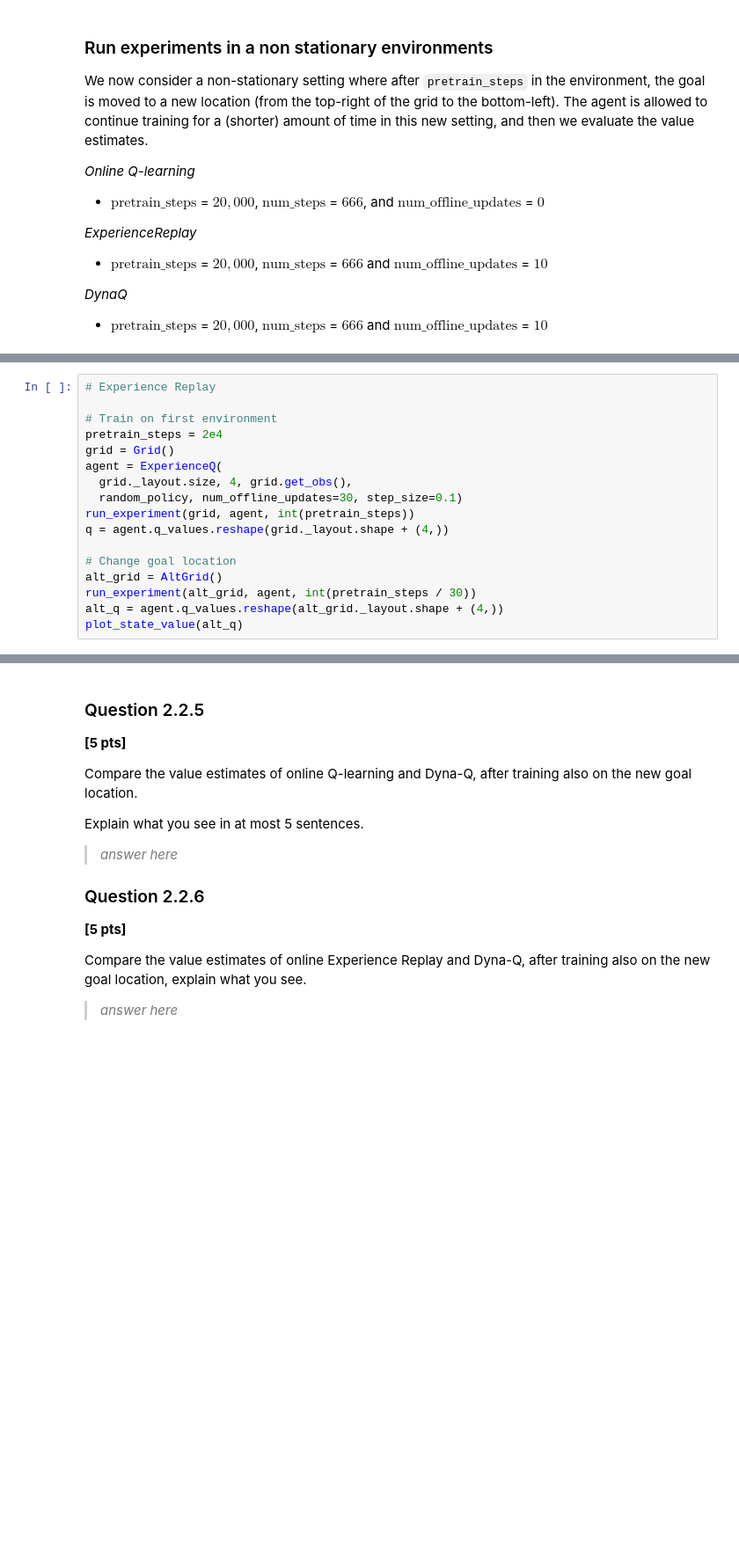
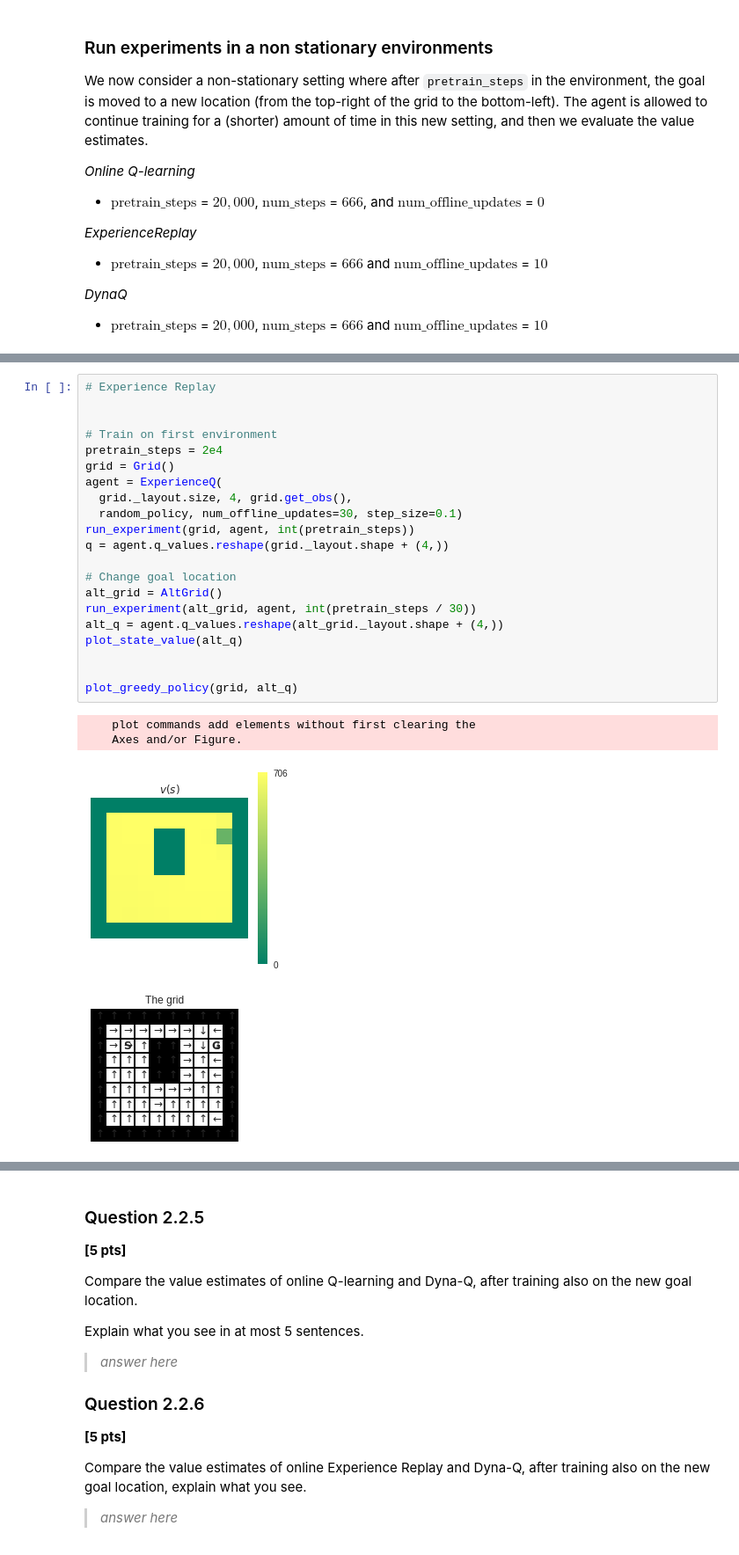
Before and after one commit to bouracha/reinforcement_learning, a Jupyter notebook: 18071890_RL_hw3.ipynb, the cells around one changed output, grey strips where cells are left out. Shown at 88% size. Drawn from its saved outputs; the diff is of its cells as text; blank space fills up the shorter version.

```diff
--- a/18071890_RL_hw3.ipynb
+++ b/18071890_RL_hw3.ipynb
@@ -1047,20 +1064,29 @@ plot_state_value(alt_q)
 # %%
 # Experience Replay
+
 
 # Train on first environment
 pretrain_steps = 2e4
 grid = Grid()
 agent = ExperienceQ(
   grid._layout.size, 4, grid.get_obs(),
   random_policy, num_offline_updates=30, step_size=0.1)
 run_experiment(grid, agent, int(pretrain_steps))
 q = agent.q_values.reshape(grid._layout.shape + (4,))
 
 # Change goal location
 alt_grid = AltGrid()
 run_experiment(alt_grid, agent, int(pretrain_steps / 30))
 alt_q = agent.q_values.reshape(alt_grid._layout.shape + (4,))
 plot_state_value(alt_q)
+
+
+plot_greedy_policy(grid, alt_q)
+# %% [output]
+    plot commands add elements without first clearing the
+    Axes and/or Figure.
+[figure, added]
+[figure, added]
 # %%
 # DynaQ
 
```
Also changed, not shown: parts of 19 cells of this notebook.
